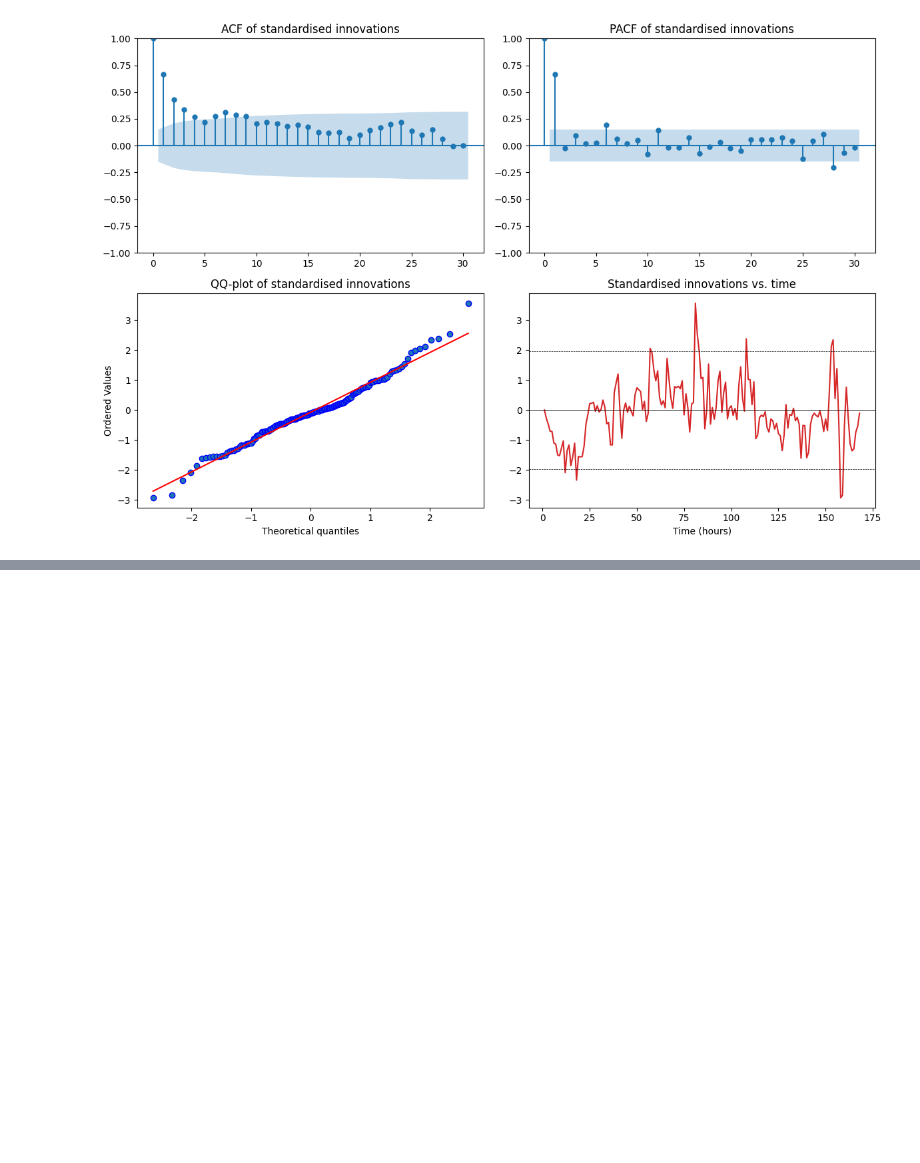
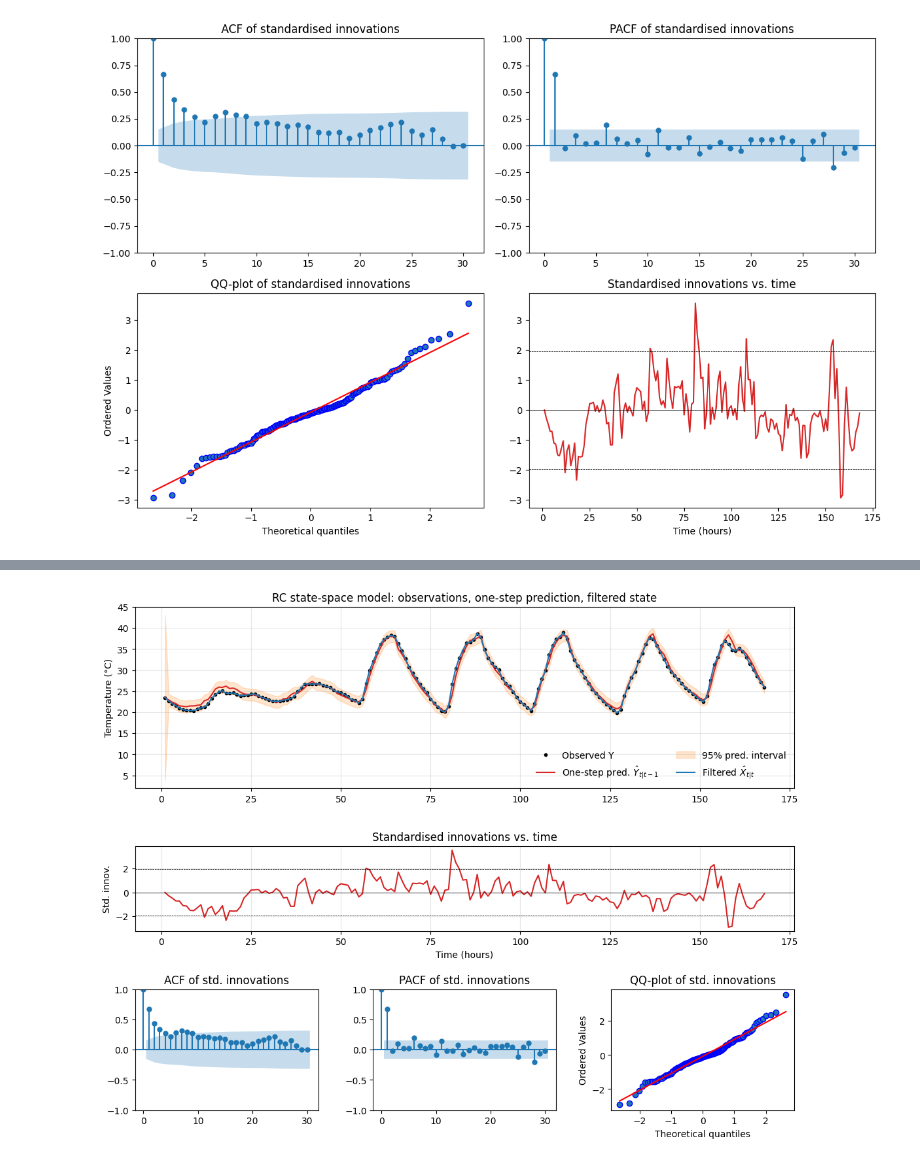
Before and after one commit to leahiebel/02417---Time-Series-Analysis, a Jupyter notebook: assignments/Assignment4/Ex2_new.ipynb, the cells around one changed output, grey strips where cells are left out. Cells and saved outputs as stored; diff of their text form; code cells hidden in the pictures; blank space fills up the shorter version.

```diff
--- a/assignments/Assignment4/Ex2_new.ipynb
+++ b/assignments/Assignment4/Ex2_new.ipynb
@@ -530,0 +1839,85 @@ Residuals stay roughly within ±1.96 but show **runs of same-sign points** (the
+# %%
+# ---- Run the Kalman filter at the MLE: fit + residual diagnostics --------
+from statsmodels.graphics.tsaplots import plot_acf, plot_pacf
+from statsmodels.stats.diagnostic import acorr_ljungbox
+from scipy import stats
+import matplotlib.gridspec as gridspec
+
+kf = kf_logLik_rc(par_hat, Y, U, dt, return_filter=True)
+
+x_pred  = kf["x_pred"]
+x_filt  = kf["x_filt"]
+innov   = kf["innovation"]
+S       = kf["S"]
+sd_pred = np.sqrt(S)
+
+# Standardised innovations (should be ~ N(0,1) and white if the model is OK)
+innov_std = innov / sd_pred
+
+# Information criteria
+n_obs = len(innov)
+k     = len(par_hat)
+logL  = -res.fun
+AIC   = 2 * k - 2 * logL
+BIC   = k * np.log(n_obs) - 2 * logL
+
+# Ljung-Box on standardised innovations
+lb = acorr_ljungbox(innov_std, lags=[10, 20], return_df=True)
+
+# --- Print numerical diagnostics ------------------------------------------
+print(f"n observations       = {n_obs}")
+print(f"# parameters (k)     = {k}")
+print(f"log-likelihood       = {logL:.4f}")
+print(f"AIC                  = {AIC:.4f}")
+print(f"BIC                  = {BIC:.4f}")
+print(f"RMSE one-step        = {np.sqrt((innov**2).mean()):.4f} °C")
+print(f"Innovation mean / std = {innov.mean(): .4f} / {innov.std(ddof=1):.4f}")
+print(f"Std-innov mean / std = {innov_std.mean(): .4f} / {innov_std.std(ddof=1):.4f}   (expect 0 / 1)")
+print("\nLjung-Box test on standardised innovations:")
+print(lb.to_string())
+
+# --- Single combined figure -----------------------------------------------
+fig = plt.figure(figsize=(13, 10))
+gs  = gridspec.GridSpec(3, 3, height_ratios=[3, 1.4, 2], hspace=0.45, wspace=0.3)
+
+# (a) Observed Y + one-step prediction + filtered state ---------------------
+ax1 = fig.add_subplot(gs[0, :])
+ax1.plot(df["time"], Y, "k.", label="Observed Y")
+ax1.plot(df["time"], x_pred, color="tab:red",
+         label=r"One-step pred. $\hat Y_{t|t-1}$")
+ax1.fill_between(df["time"], x_pred - 1.96 * sd_pred, x_pred + 1.96 * sd_pred,
+                 color="tab:orange", alpha=0.2, label="95% pred. interval")
+ax1.plot(df["time"], x_filt, color="tab:blue",
+         label=r"Filtered $\hat X_{t|t}$")
+ax1.set_ylabel("Temperature (°C)")
+ax1.set_title("RC state-space model: observations, one-step prediction, filtered state")
+ax1.legend(ncol=2, frameon=False)
+ax1.grid(alpha=0.3)
+
+# (b) Standardised innovations vs. time ------------------------------------
+ax2 = fig.add_subplot(gs[1, :], sharex=ax1)
+ax2.plot(df["time"], innov_std, color="tab:red")
+ax2.axhline(0,     color="k", lw=0.6)
+ax2.axhline( 1.96, color="k", lw=0.5, ls="--")
+ax2.axhline(-1.96, color="k", lw=0.5, ls="--")
+ax2.set_xlabel("Time (hours)")
+ax2.set_ylabel("Std. innov.")
+ax2.set_title("Standardised innovations vs. time")
+ax2.grid(alpha=0.3)
+
+# (c) ACF, PACF, QQ-plot of standardised innovations -----------------------
+ax3 = fig.add_subplot(gs[2, 0])
+plot_acf(innov_std, lags=30, ax=ax3)
+ax3.set_title("ACF of std. innovations")
+
+ax4 = fig.add_subplot(gs[2, 1])
+plot_pacf(innov_std, lags=30, ax=ax4, method="ywm")
+ax4.set_title("PACF of std. innovations")
+
+ax5 = fig.add_subplot(gs[2, 2])
+stats.probplot(innov_std, dist="norm", plot=ax5)
+ax5.set_title("QQ-plot of std. innovations")
+ax5.get_lines()[0].set_markerfacecolor("tab:blue")
+
+plt.show()
+# %% [output]
@@ -530,0 +1937 @@ Residuals stay roughly within ±1.96 but show **runs of same-sign points** (the
+[figure, added]
```
Also changed, not shown: parts of 14 cells of this notebook.
